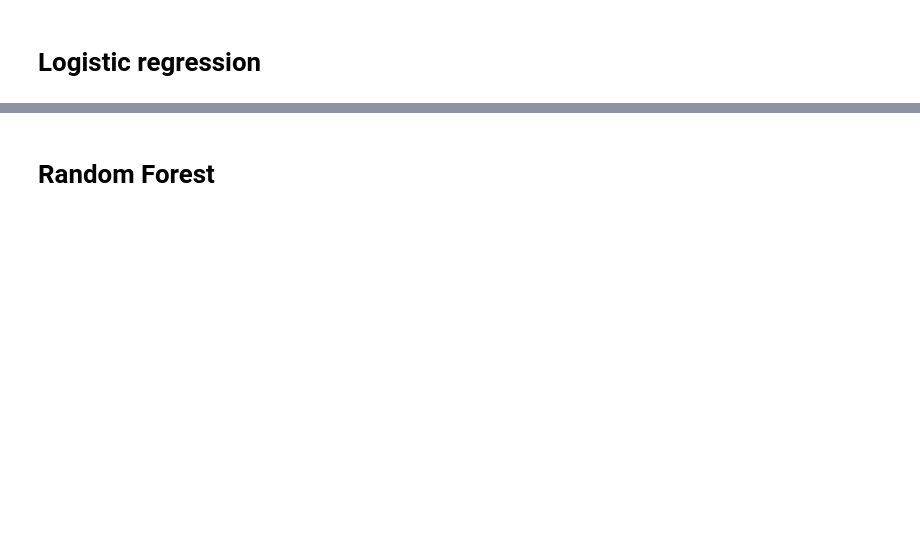
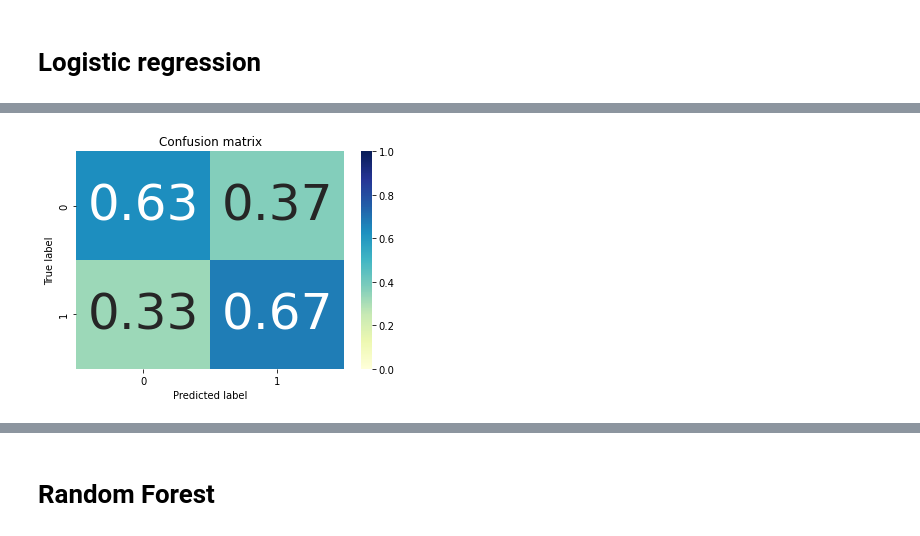
Before and after one commit to Sean-Chaos/DBA-4811-Group-Project, a Jupyter notebook: Working copy .ipynb, the cells around one changed output, grey strips where cells are left out. Saved outputs shown, nothing was run; the diff lists cells and outputs as text; code cells hidden in the pictures; blank space fills up the shorter version.

Commit message:
Add files via upload
added graphs

```diff
--- a/Working copy .ipynb
+++ b/Working copy .ipynb
@@ -31,6 +31,16 @@ sns.set_palette(sns.color_palette(greys))
 '''
 # %% [output]
 "\ngreys = ['#767676', '#b3b3b3', '#212121']\nsns.set_palette(sns.color_palette(greys))\n"
+# %%
+def plot_confusion_matrix(cm, classes=None, title='Confusion matrix'):
+    """Plots a confusion matrix."""
+    if classes is not None:
+        sns.heatmap(cm, cmap="YlGnBu", xticklabels=classes, yticklabels=classes, vmin=0., vmax=1., annot=True, annot_kws={'size':50})
+    else:
+        sns.heatmap(cm, vmin=0., vmax=1.)
+    plt.title(title)
+    plt.ylabel('True label')
+    plt.xlabel('Predicted label')
 # %% [markdown]
 # Data preprocessing
 # %%
@@ -190,0 +224,54 @@ mdl.fit(X_train, y_train)
+# %%
+X_train, X_test, y_train, y_test = data_generation(df, features, .4)
+
+#--------------------------------------------------------------------------------------------------
+model = LogisticRegression(max_iter=500, penalty="l2", C=0.15264179671752304, solver='newton-cg')
+model.fit(X_train, y_train)
+
+#--------------------------------------------------------------------------------------------------
+y_pred = (model.predict_proba(X_test)[:,1]>=0.491852).astype(int)
+
+print("The Training Accuracy is: ", model.score(X_train, y_train))
+print("The Testing Accuracy is: ", model.score(X_test, y_test))
+print(classification_report(y_test, y_pred, target_names=['did not default', 'default']))
+
+#--------------------------------------------------------------------------------------------------
+cm = confusion_matrix(y_test, y_pred)
+cm_norm = cm / cm.sum(axis=1).reshape(-1,1)
+
+plot_confusion_matrix(cm_norm, classes = model.classes_, title='Confusion matrix')
+plt.savefig('temp.png', transparent=True, dpi=600)
+
+#--------------------------------------------------------------------------------------------------
+# Calculating False Positives (FP), False Negatives (FN), True Positives (TP) & True Negatives (TN)
+
+FP = cm.sum(axis=0) - np.diag(cm)
+FN = cm.sum(axis=1) - np.diag(cm)
+TP = np.diag(cm)
+TN = cm.sum() - (FP + FN + TP)
+
+
+# Sensitivity, hit rate, recall, or true positive rate
+TPR = TP / (TP + FN)
+print("The True Positive Rate is:", TPR)
+
+# Precision or positive predictive value
+PPV = TP / (TP + FP)
+print("The Precision is:", PPV)
+
+# False positive rate or False alarm rate
+FPR = FP / (FP + TN)
+print("The False positive rate is:", FPR)
+
+
+# False negative rate or Miss Rate
+FNR = FN / (FN + TP)
+print("The False Negative Rate is: ", FNR)
+
+##Total averages :
+print("")
+print("The average TPR is:", TPR.sum()/2)
+print("The average Precision is:", PPV.sum()/2)
+print("The average False positive rate is:", FPR.sum()/2)
+print("The average False Negative Rate is:", FNR.sum()/2)
+# %% [output]
@@ -190,0 +298 @@ mdl.fit(X_train, y_train)
+[figure, added]
```
Also changed, not shown: parts of 7 cells of this notebook.
